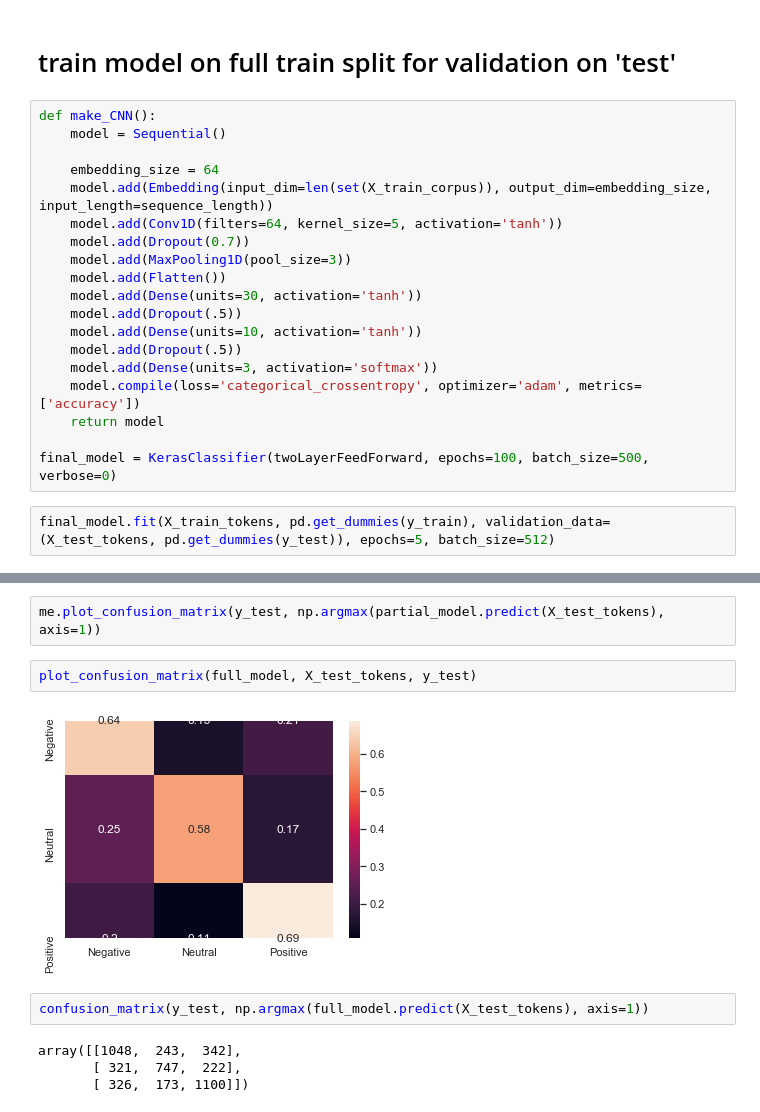
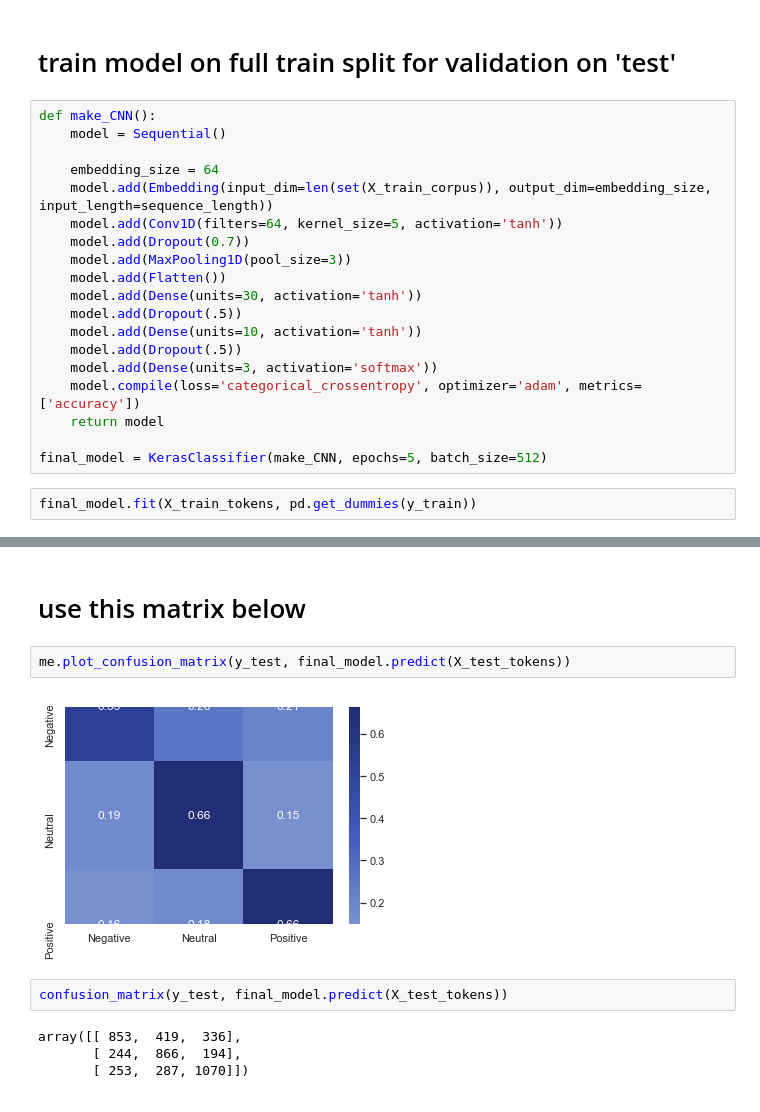
Before and after one commit to Caellwyn/product-flexible-twitter-sentiment-analysis, a Jupyter notebook: notebooks/exploratory/matt_model_developement.ipynb, the cells around one changed output, grey strips where cells are left out. Cells and saved outputs as stored; diff of their text form.

```diff
--- a/notebooks/exploratory/matt_model_developement.ipynb
+++ b/notebooks/exploratory/matt_model_developement.ipynb
@@ -212,8 +216,8 @@ def make_CNN():
     model.compile(loss='categorical_crossentropy', optimizer='adam', metrics=['accuracy'])
     return model
 
-final_model = KerasClassifier(twoLayerFeedForward, epochs=100, batch_size=500, verbose=0)
+final_model = KerasClassifier(make_CNN, epochs=5, batch_size=512)
 # %%
-final_model.fit(X_train_tokens, pd.get_dummies(y_train), validation_data=(X_test_tokens, pd.get_dummies(y_test)), epochs=5, batch_size=512)
+final_model.fit(X_train_tokens, pd.get_dummies(y_train))
 # %% [output]
 Epoch 1/5
@@ -229,13 +233,13 @@ Epoch 5/5
 <tensorflow.python.keras.callbacks.History at 0x...>
+# %% [markdown]
+# use this matrix below
 # %%
-me.plot_confusion_matrix(y_test, np.argmax(partial_model.predict(X_test_tokens), axis=1))
+me.plot_confusion_matrix(y_test, final_model.predict(X_test_tokens))
+# %% [output]
+[figure, added]
-# %%
-plot_confusion_matrix(full_model, X_test_tokens, y_test)
-# %% [output]
-[figure, removed]
 # %%
-confusion_matrix(y_test, np.argmax(full_model.predict(X_test_tokens), axis=1))
+confusion_matrix(y_test, final_model.predict(X_test_tokens))
 # %% [output]
-array([[1048,  243,  342],
-       [ 321,  747,  222],
-       [ 326,  173, 1100]])
+array([[ 853,  419,  336],
+       [ 244,  866,  194],
+       [ 253,  287, 1070]])
```
Also changed, not shown: parts of 12 cells of this notebook.
